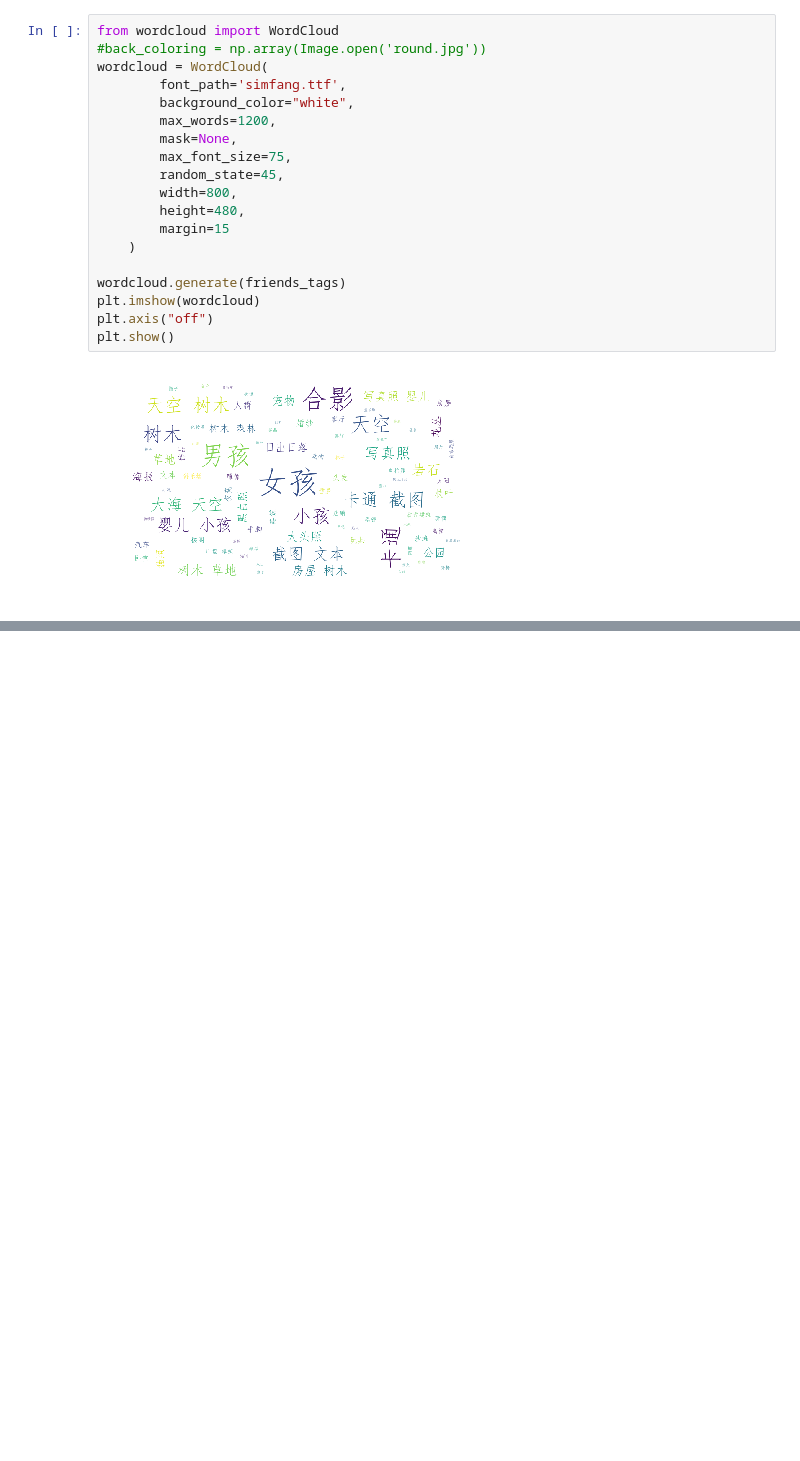
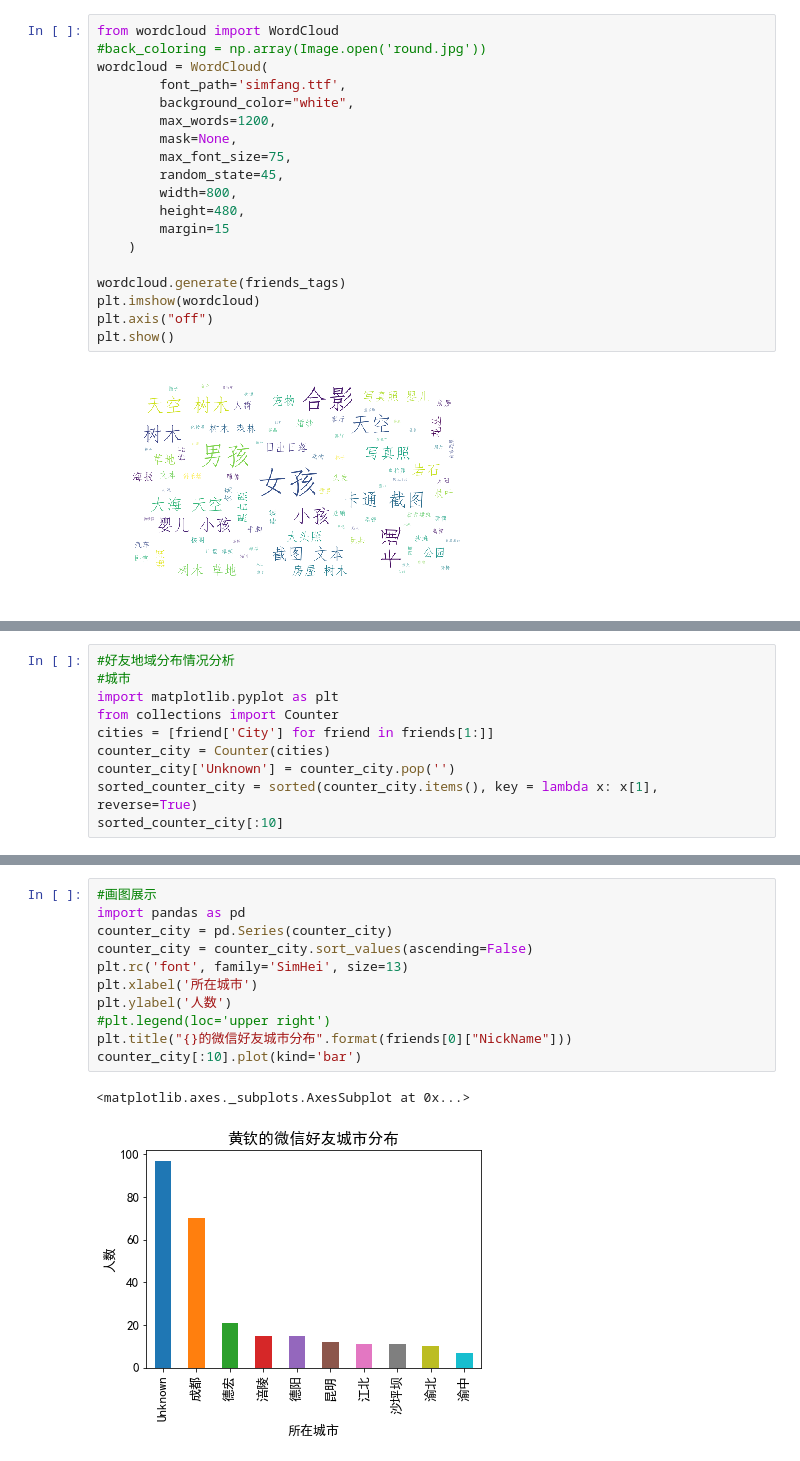
Before and after one commit to polarbear611/Data-Analysis, a Jupyter notebook: Wechat/wechat_friends.ipynb, the cells around one changed output, grey strips where cells are left out. Saved outputs shown, nothing was run; the diff lists cells and outputs as text; blank space fills up the shorter version.

```diff
--- a/Wechat/wechat_friends.ipynb
+++ b/Wechat/wechat_friends.ipynb
@@ -200,0 +266,10 @@ plt.show()
+# %%
+#好友地域分布情况分析
+#城市
+import matplotlib.pyplot as plt
+from collections import Counter
+cities = [friend['City'] for friend in friends[1:]]
+counter_city = Counter(cities)
+counter_city['Unknown'] = counter_city.pop('')
+sorted_counter_city = sorted(counter_city.items(), key = lambda x: x[1], reverse=True)
+sorted_counter_city[:10]
@@ -200,0 +287,14 @@ plt.show()
+# %%
+#画图展示
+import pandas as pd
+counter_city = pd.Series(counter_city)
+counter_city = counter_city.sort_values(ascending=False)
+plt.rc('font', family='SimHei', size=13)
+plt.xlabel('所在城市')
+plt.ylabel('人数')
+#plt.legend(loc='upper right')
+plt.title("{}的微信好友城市分布".format(friends[0]["NickName"]))
+counter_city[:10].plot(kind='bar')
+# %% [output]
+<matplotlib.axes._subplots.AxesSubplot at 0x...>
+[figure, added]
```
Also changed, not shown: parts of 19 cells of this notebook, 2 other files.
